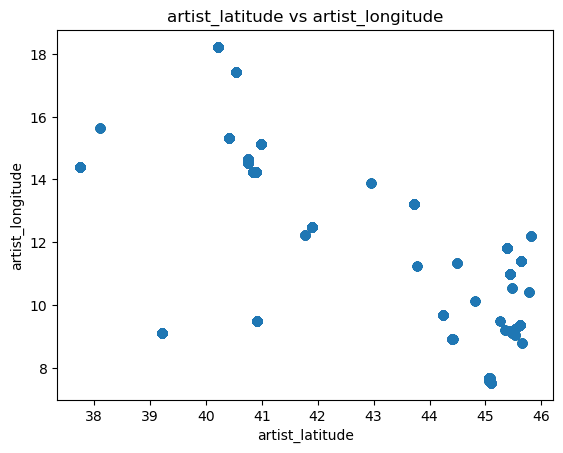
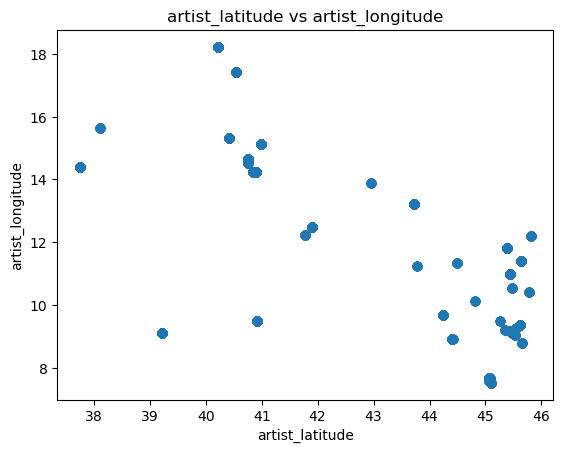
The change to this notebook cell's code, shown as a diff; its figure went from the first image to the second:
--- before
+++ after
@@ -2,28 +2,32 @@
 
 standardized = pd.get_dummies([])
-categories = {"audio": [], "textual": [], "geo": []}
-categories["audio"] = ["track_centroid", "track_rolloff", "track_pitch"]
-categories["textual"] = ["track_tokens_per_sent", "track_lexical_density", "track_avg_swear_words"]
-categories["geo"] = ["artist_latitude", "artist_longitude"]
+category_list = {"audio": [], "textual": [], "geo": []}
+category_list["audio"] = ["track_centroid", "track_rolloff", "track_pitch"]
+category_list["textual"] = ["track_tokens_per_sent", "track_lexical_density", "track_avg_swear_words"]
+category_list["geo"] = ["artist_latitude", "artist_longitude"]
 to_standardize = ["textual"]
 
-for cat, cols in categories.items():
-    if cat in to_standardize:
-        for col_name in cols:
+print(len(merged))
+
+for cat, cols in category_list.items():
+    for col_name in cols:
+        merged.dropna(subset=[col_name], inplace=True)
+        if cat in to_standardize:
             standardized[col_name] = (merged[col_name] - merged[col_name].mean()) / merged[col_name].std()
             #print(f"{col_name}: mean={standardized[col_name].mean():.2f}, std={standardized[col_name].std():.2f}")
-    else:
-        for col_name in cols:
+        else:
             standardized[col_name] = merged[col_name]
+    
+print(len(merged))
 
 n_plots = 2
 category = "geo"
 
-for col1 in range(len(categories[category])):
-    for col2 in range(col1 + 1, len(categories[category])):
+for col1 in range(len(category_list[category])):
+    for col2 in range(col1 + 1, len(category_list[category])):
         plt.figure()
-        plt.scatter(standardized[categories[category][col1]], standardized[categories[category][col2]], alpha=0.5)
-        plt.xlabel(categories[category][col1])
-        plt.ylabel(categories[category][col2])
-        plt.title(f"{categories[category][col1]} vs {categories[category][col2]}")
+        plt.scatter(standardized[category_list[category][col1]], standardized[category_list[category][col2]], alpha=0.5)
+        plt.xlabel(category_list[category][col1])
+        plt.ylabel(category_list[category][col2])
+        plt.title(f"{category_list[category][col1]} vs {category_list[category][col2]}")
         plt.show()

Commit: added kmeans cluster